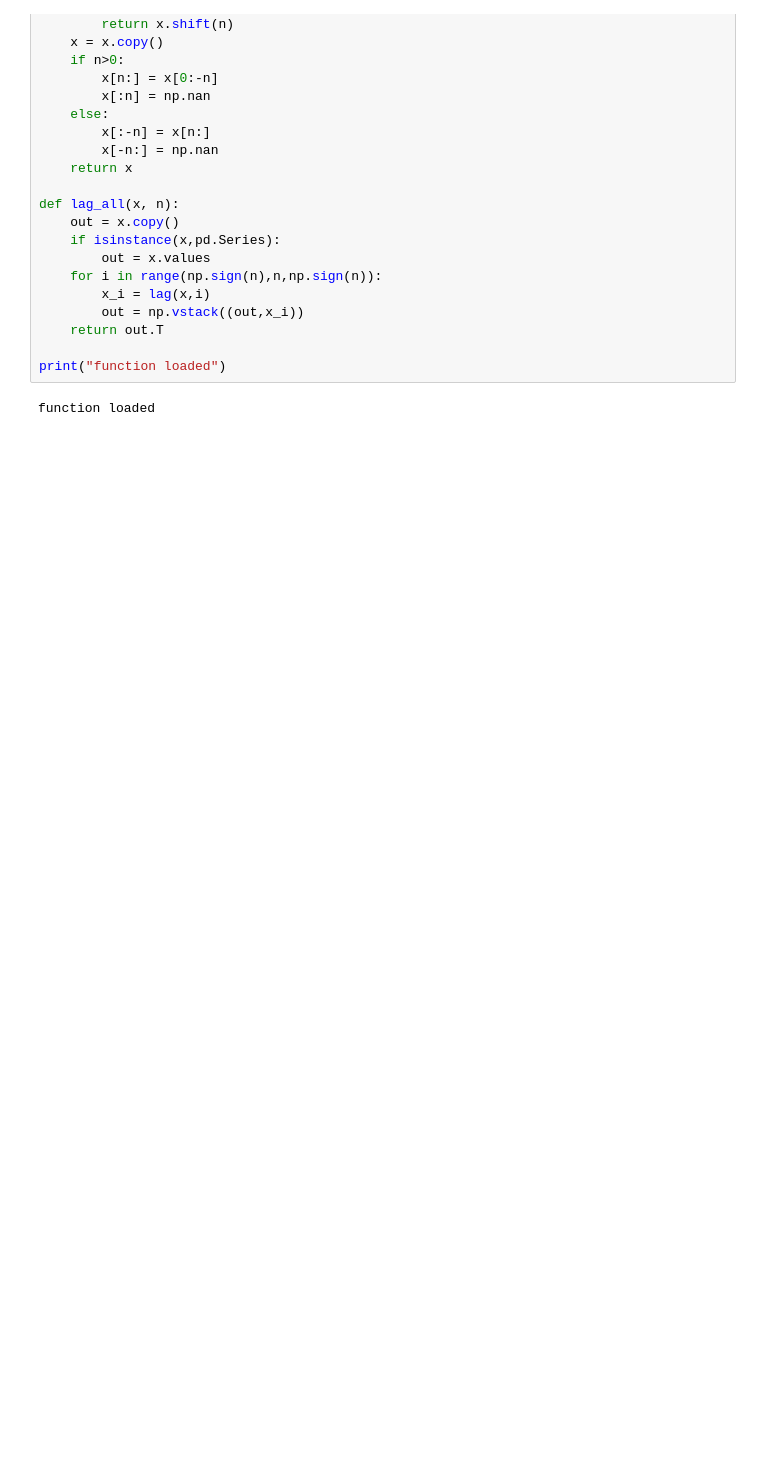
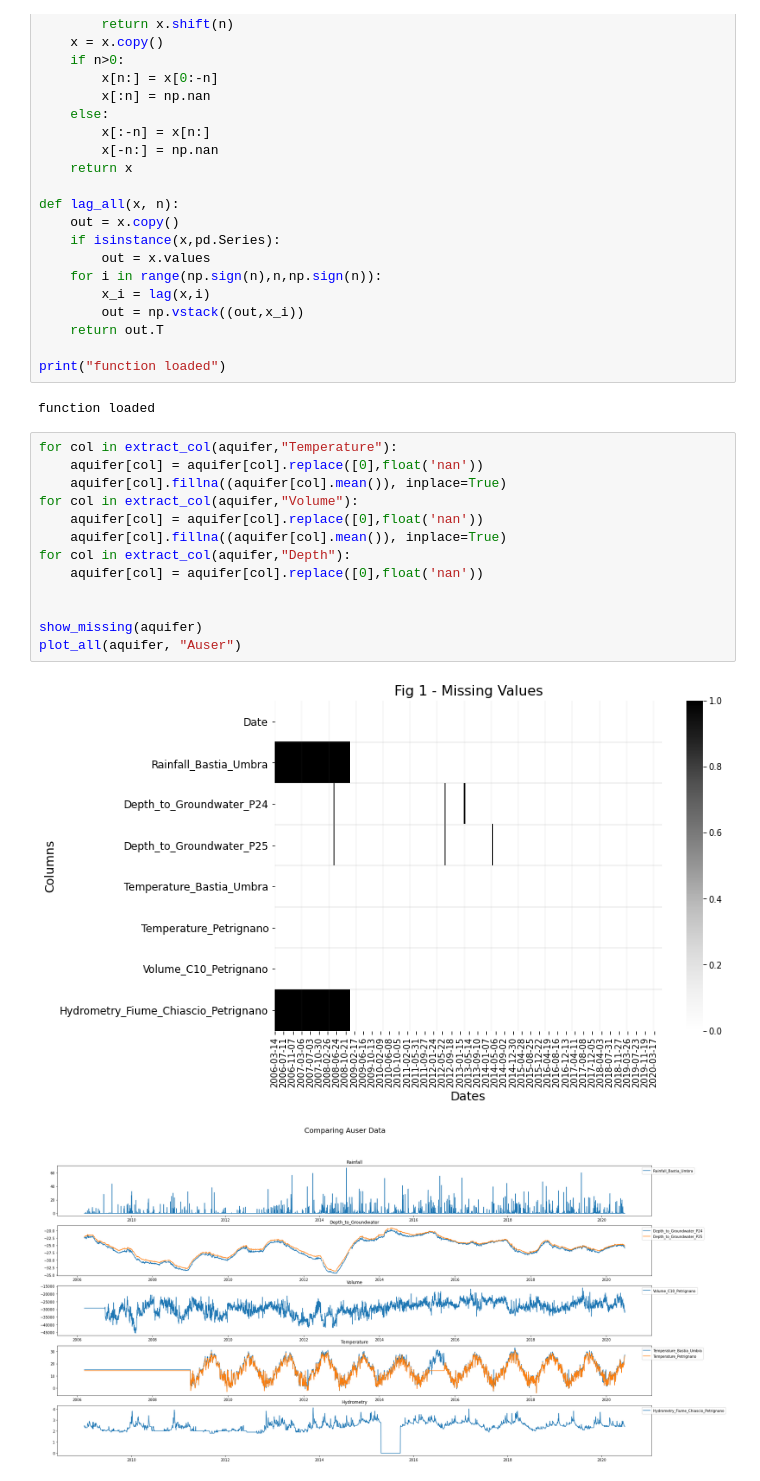
Before and after one commit to menegop/ACEA_smart_water_analytics, a Jupyter notebook: generalised_aquifer.ipynb, the cells around one changed output. Cells and saved outputs as stored; diff of their text form; blank space fills up the shorter version.

```diff
--- a/generalised_aquifer.ipynb
+++ b/generalised_aquifer.ipynb
@@ -132,4 +159,20 @@ def lag_all(x, n):
 print("function loaded")
 # %% [output]
 function loaded
+# %%
+for col in extract_col(aquifer,"Temperature"):
+    aquifer[col] = aquifer[col].replace([0],float('nan'))
+    aquifer[col].fillna((aquifer[col].mean()), inplace=True)
+for col in extract_col(aquifer,"Volume"):
+    aquifer[col] = aquifer[col].replace([0],float('nan'))
+    aquifer[col].fillna((aquifer[col].mean()), inplace=True)
+for col in extract_col(aquifer,"Depth"):
+    aquifer[col] = aquifer[col].replace([0],float('nan'))
+
+
+show_missing(aquifer)
+plot_all(aquifer, "Auser")
+# %% [output]
+[figure, added]
+[figure, added]
 # %%
```
Also changed, not shown: parts of 4 cells of this notebook, 6 other files.
